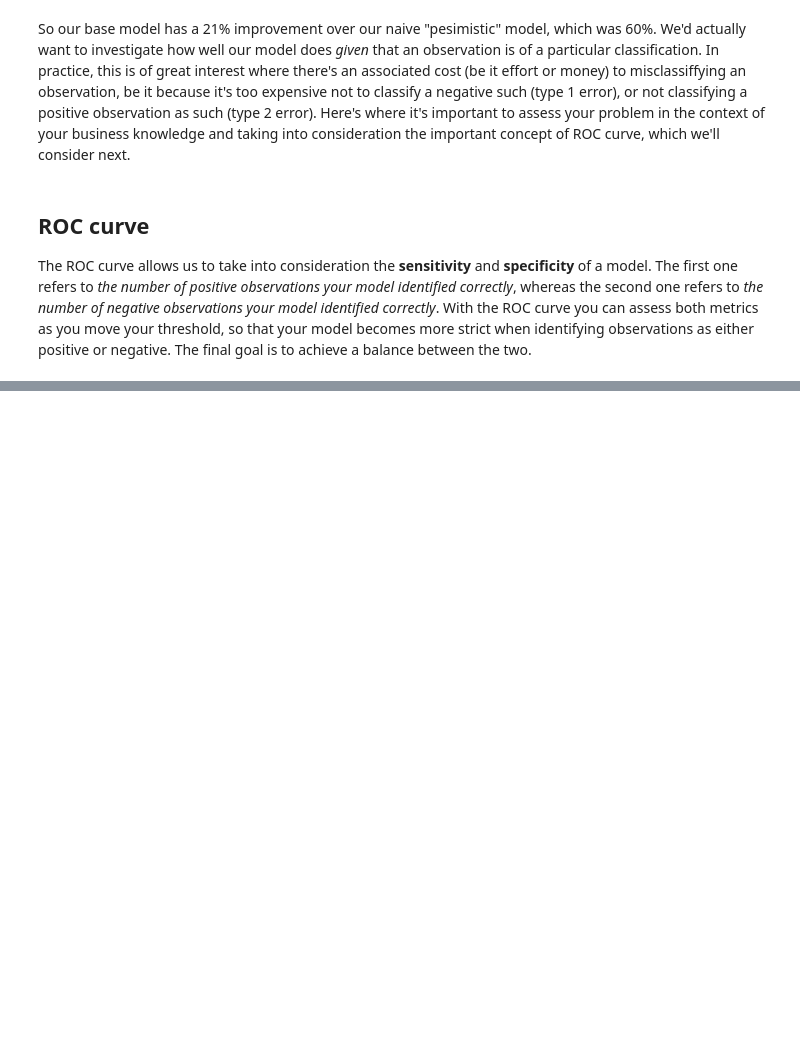
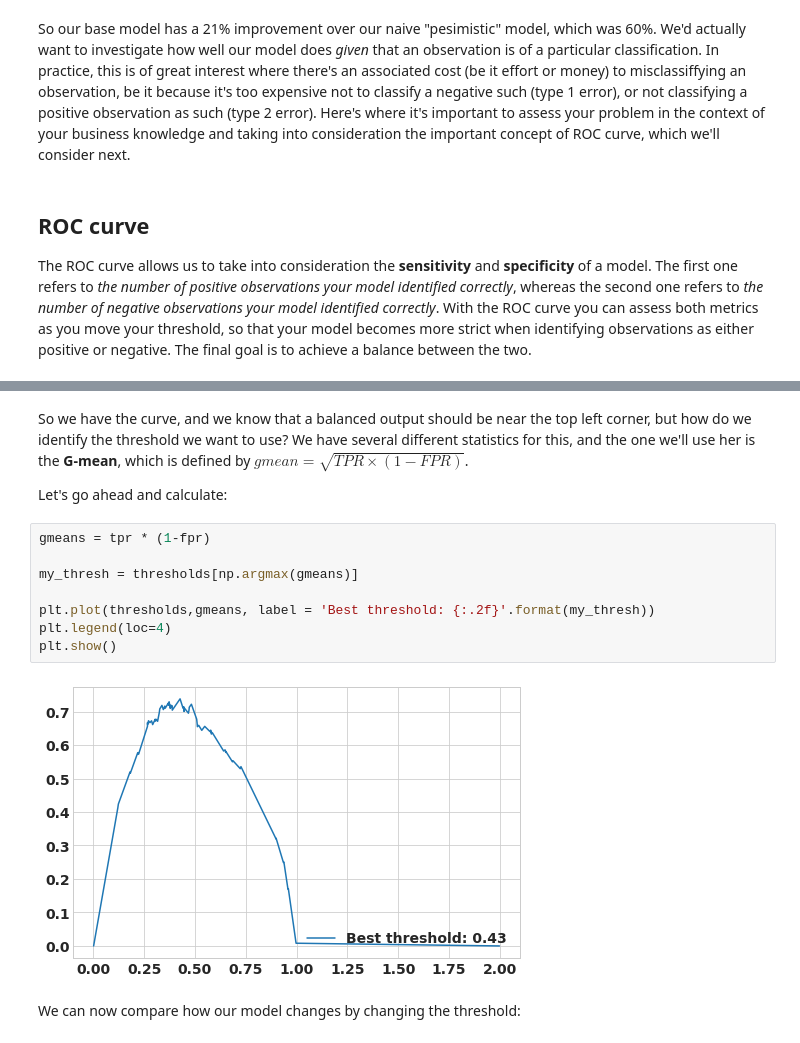
Before and after one commit to jesupb/Data_Science_Toolbox, a Jupyter notebook: kaggle_logistic_regression.ipynb, the cells around one changed output, grey strips where cells are left out. Saved outputs shown, nothing was run; the diff lists cells and outputs as text; blank space fills up the shorter version.

```diff
--- a/kaggle_logistic_regression.ipynb
+++ b/kaggle_logistic_regression.ipynb
@@ -160,0 +156,17 @@ plt.show()
+# %% [markdown]
+So we have the curve, and we know that a balanced output should be near the top left corner, but how do we identify the threshold we want to use?
+We have several different statistics for this, and the one we'll use her is the **G-mean**, which is defined by $gmean = \sqrt{TPR \times (1-FPR)}$.
+
+Let's go ahead and calculate:
+# %%
+gmeans = tpr * (1-fpr)
+
+my_thresh = thresholds[np.argmax(gmeans)]
+
+plt.plot(thresholds,gmeans, label = 'Best threshold: {:.2f}'.format(my_thresh))
+plt.legend(loc=4)
+plt.show()
+# %% [output]
+[figure, added]
+# %% [markdown]
+We can now compare how our model changes by changing the threshold:
```
Also changed, not shown: parts of 4 cells of this notebook.
